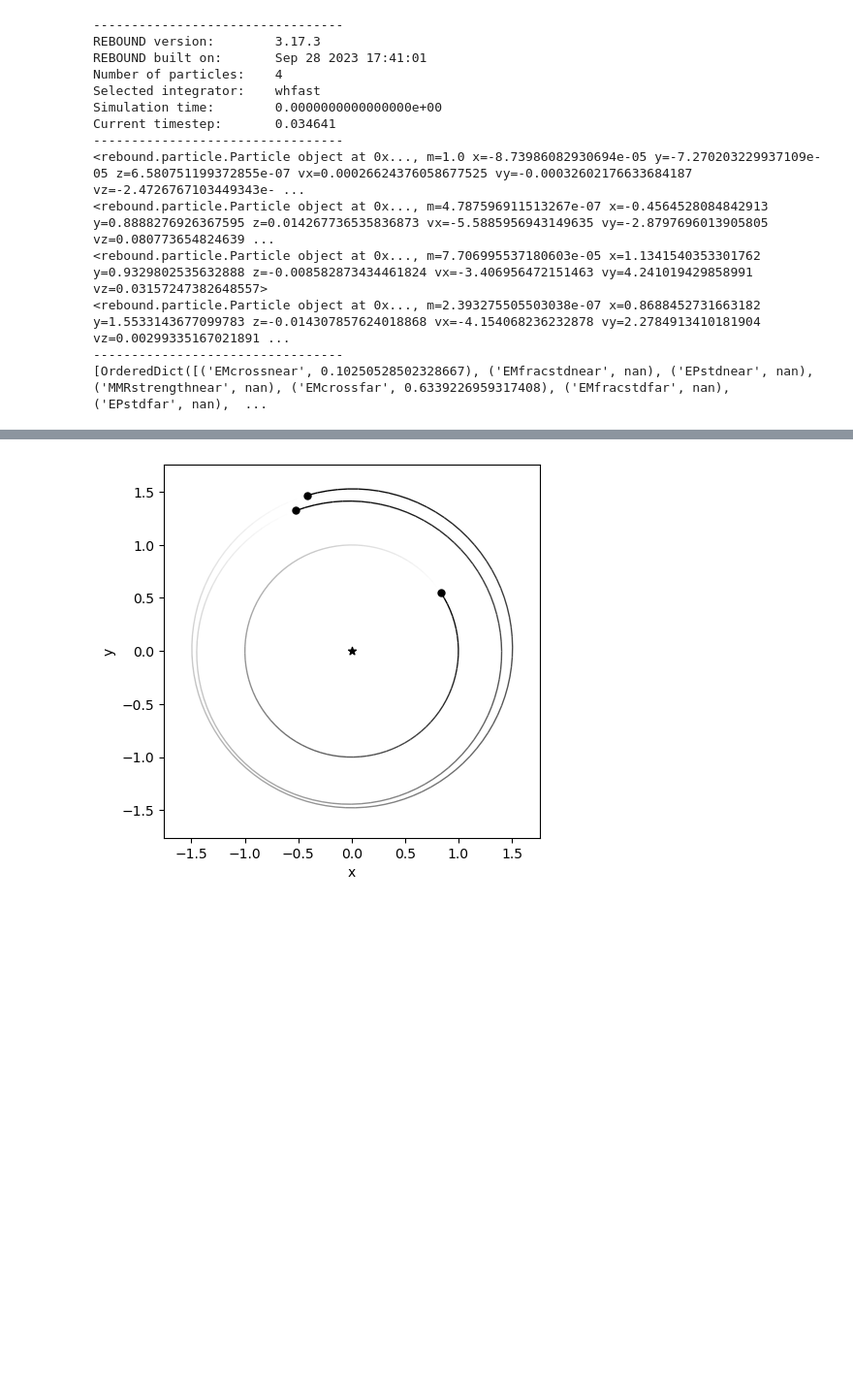
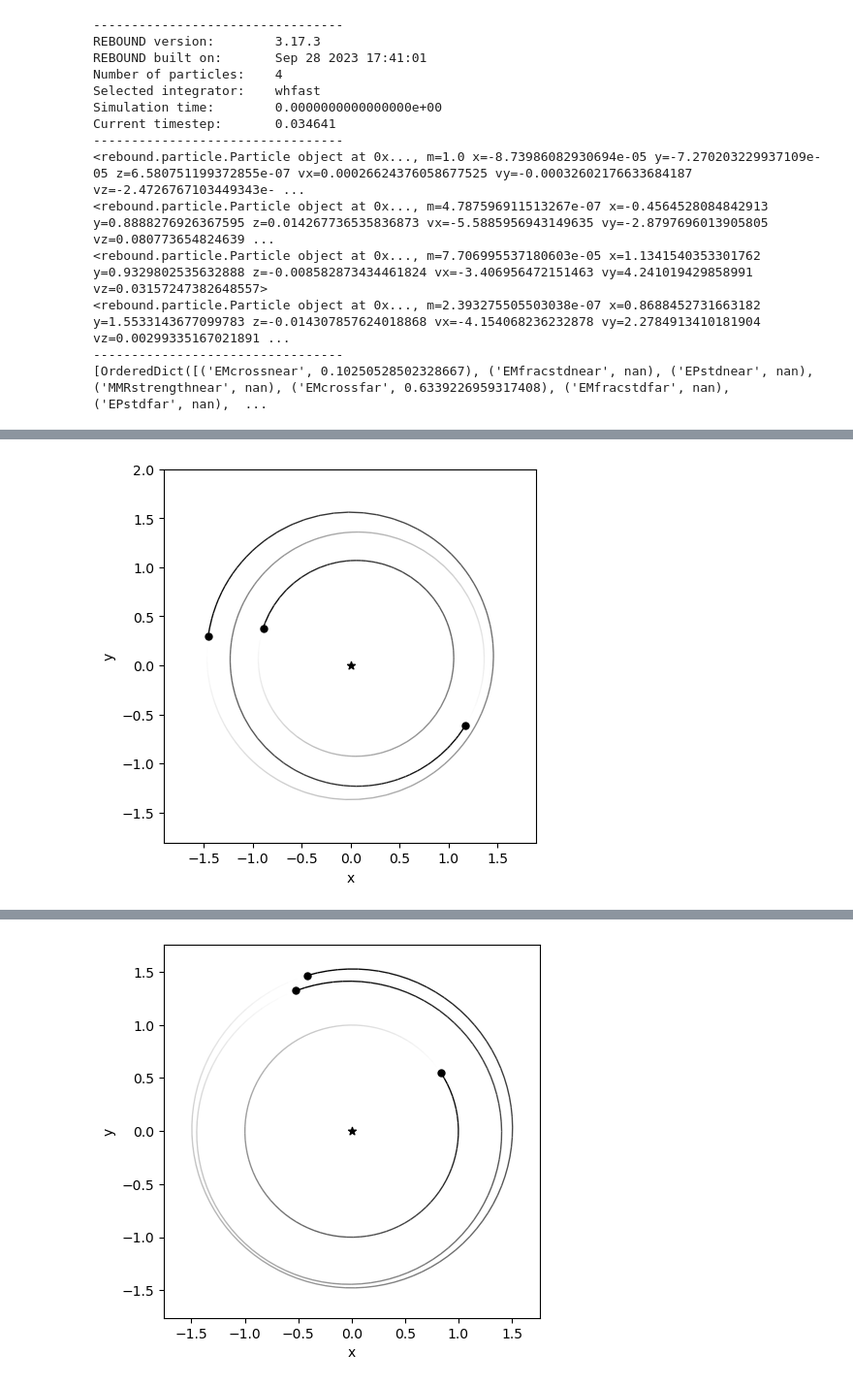
Before and after one commit to YolandaBa/spock, a Jupyter notebook: generate_training_data/simulationtesting.ipynb, the cells around one changed output, grey strips where cells are left out. Shown at 97% size. Saved outputs shown, nothing was run; the diff lists cells and outputs as text; code cells hidden in the pictures; blank space fills up the shorter version.

```diff
--- a/generate_training_data/simulationtesting.ipynb
+++ b/generate_training_data/simulationtesting.ipynb
@@ -277,7 +266,11 @@ def populate_trio(sim, trio, pairs, tseries, i):
     tseries[i,7] = sim.calculate_megno() # megno
 
 def get_tseries(sim, args):
-    Norbits = args[0]
+    mtotal = sim.particles[1].m + sim.particles[2].m  + sim.particles[3].m
+    alpha13 = sim.particles[1].a / sim.particles[3].a
+    ec13 = 1-alpha13
+    Tsec = 4* sim.particles[0].m/mtotal * ec13 * ec13  * sim.particles[3].P
+    Norbits = 0.3* Tsec
     Nout = args[1]
     trios = args[2]
 
@@ -314,8 +307,12 @@ def get_tseries(sim, args):
     stable = True
     return triotseries, stable
 # %%
-
-Norbits = args[0]
+rebound.OrbitPlot(sim)
+mtotal = sim.particles[1].m + sim.particles[2].m  + sim.particles[3].m
+alpha13 = sim.particles[1].a / sim.particles[3].a
+ec13 = 1-alpha13
+Tsec = 4* sim.particles[0].m/mtotal * ec13 * ec13  * sim.particles[3].P
+Norbits = 0.3* Tsec
 Nout = args[1]
 trios = args[2]
 
@@ -332,33 +329,35 @@ for tr, trio in enumerate(trios):
 
     features['MEGNO'] = np.nan
     features['MEGNOstd'] = np.nan
     triofeatures.append(features)
 
 triotseries, stable = get_tseries(sim, args)
 if stable == False:
     print(triofeatures, stable)
 
 
 for features, tseries in zip(triofeatures, triotseries):
     EMnear = tseries[:, 1]
     EPnear = tseries[:, 2]
     # cut out first value (init cond) to avoid cases
     # where user sets exactly b*n2 - a*n1 & strength is inf
     MMRstrengthnear = tseries[1:,3]
     EMfar = tseries[:, 4]
     EPfar = tseries[:, 5]
     MMRstrengthfar = tseries[1:,6]
     MEGNO = tseries[:, 7]
 
     if not np.isnan(MEGNO).any(): # no nans
         features['MEGNO'] = np.median(MEGNO[-int(Nout/10):]) # smooth last 10% to remove oscillations around 2
         features['MEGNOstd'] = MEGNO[int(Nout/5):].std()
     features['MMRstrengthnear'] = np.median(MMRstrengthnear)
     features['MMRstrengthfar'] = np.median(MMRstrengthfar)
     features['EMfracstdnear'] = EMnear.std() / features['EMcrossnear']
     features['EMfracstdfar'] = EMfar.std() / features['EMcrossfar']
     features['EPstdnear'] = EPnear.std()
     features['EPstdfar'] = EPfar.std()
+# %% [output]
+[figure, added]
 # %%
 print(features)
 # %% [output]
```
Also changed, not shown: parts of 4 cells of this notebook, 12 other files.
